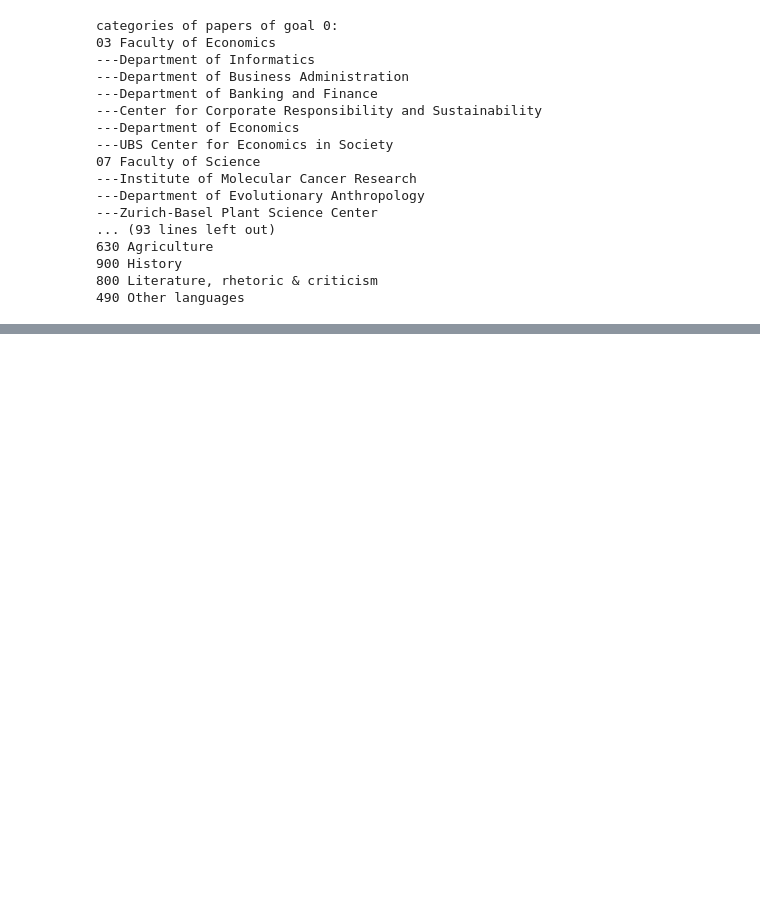
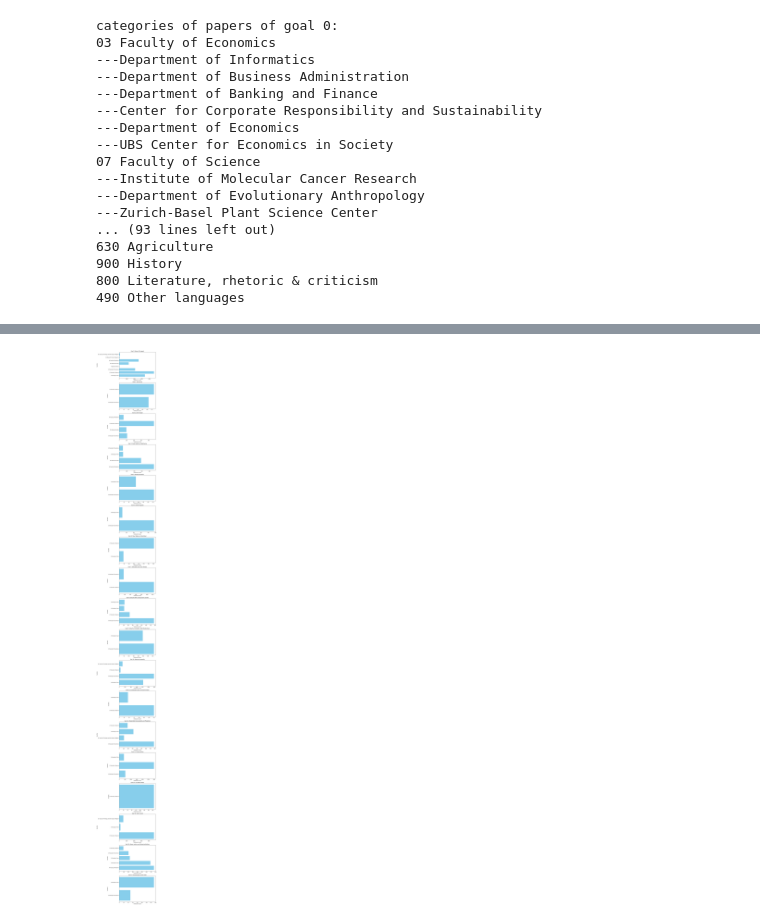
Before and after one commit to MaBlock7/NLPSharedTask, a Jupyter notebook: dataset_metadata/get_metadata.ipynb, the cells around one changed output, grey strips where cells are left out. Saved outputs shown, nothing was run; the diff lists cells and outputs as text; code cells hidden in the pictures; blank space fills up the shorter version.

Commit message:
add simple graphs for each goal's papers' faculties

```diff
--- a/dataset_metadata/get_metadata.ipynb
+++ b/dataset_metadata/get_metadata.ipynb
@@ -158,0 +203,48 @@ with open(goals_cat_fname, "w") as f:
+# %%
+import matplotlib.pyplot as plt
+
+
+goal_names = {
+        "0": "None of the goals",
+        "1": "No Poverty",
+        "2": "Zero Hunger",
+        "3": "Good Health and Well-being",
+        "4": "Quality Education",
+        "5": "Gender Equality",
+        "6": "Clean Water and Sanitation",
+        "7": "Affordable and Clean Energy",
+        "8": "Decent Work and Economic Growth",
+        "9": "Industry, Innovation, and Infrastructure",
+        "10": "Reduced Inequality",
+        "11": "Sustainable Cities and Communities",
+        "12": "Responsible Consumption and Production",
+        "13": "Climate Action",
+        "14": "Life Below Water",
+        "15": "Life on Land",
+        "16": "Peace, Justice, and Strong Institutions",
+        "17": "Partnerships for the Goals"
+    }
+
+# Create subplots
+num_goals = len(cats_by_pap_count)
+fig, axes = plt.subplots(nrows=num_goals, figsize=(10, 5 * num_goals))
+
+# Check if there is only one goal to adjust indexing
+if num_goals == 1:
+    axes = [axes]
+
+# Plotting each goal
+for idx, (goal, faculties) in enumerate(cats_by_pap_count.items()):
+    names = list(faculties.keys())
+    values = list(faculties.values())
+
+    axes[idx].barh(names, values, color='skyblue')
+    axes[idx].set_title(f'Goal {goal}: {goal_names[f"{goal}"]}')
+    axes[idx].set_xlabel('Publication Count')
+    axes[idx].set_ylabel('Faculties')
+
+# Show the plot
+plt.tight_layout()
+plt.show()
+# %% [output]
+[figure, added]
```
Also changed, not shown: parts of 2 cells of this notebook.
